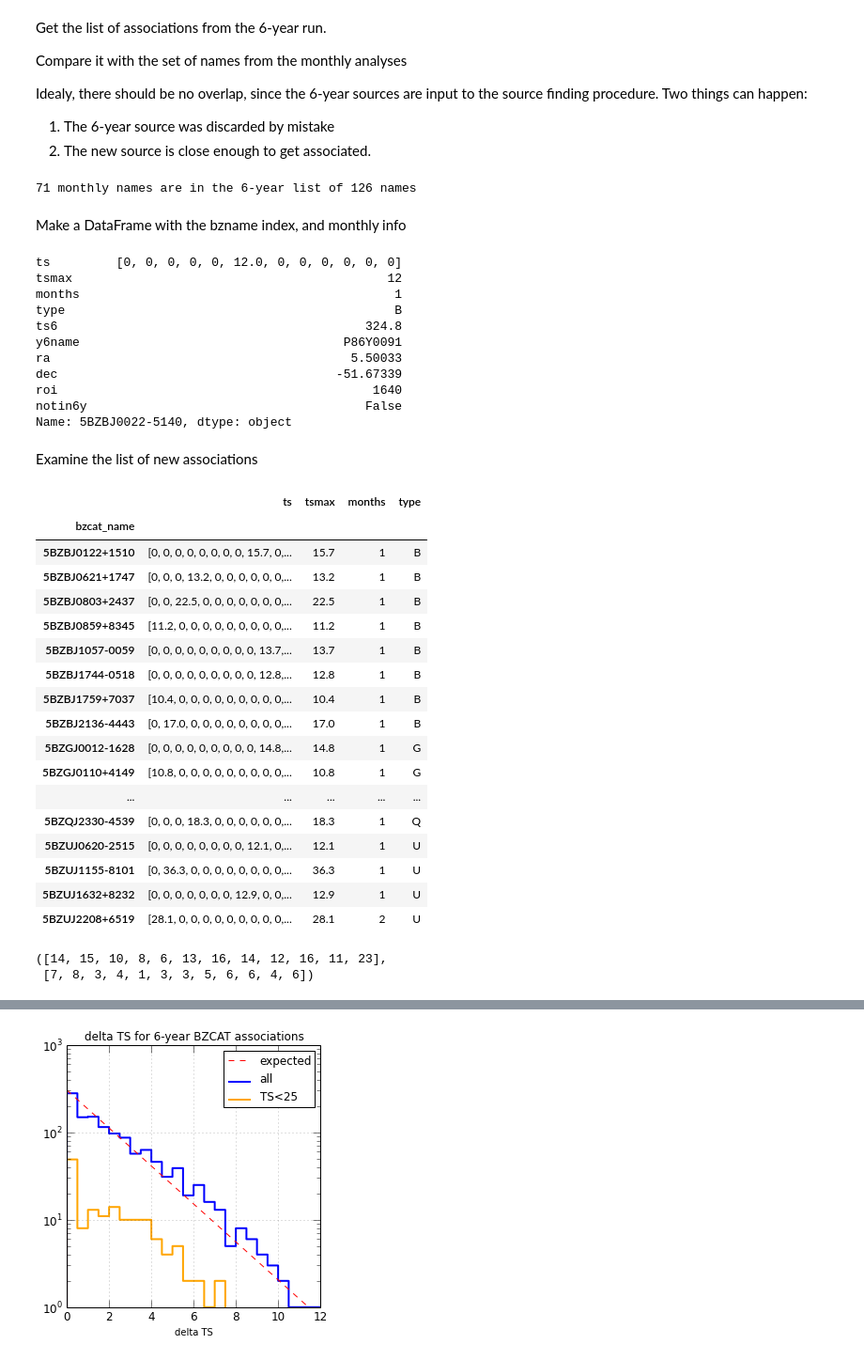
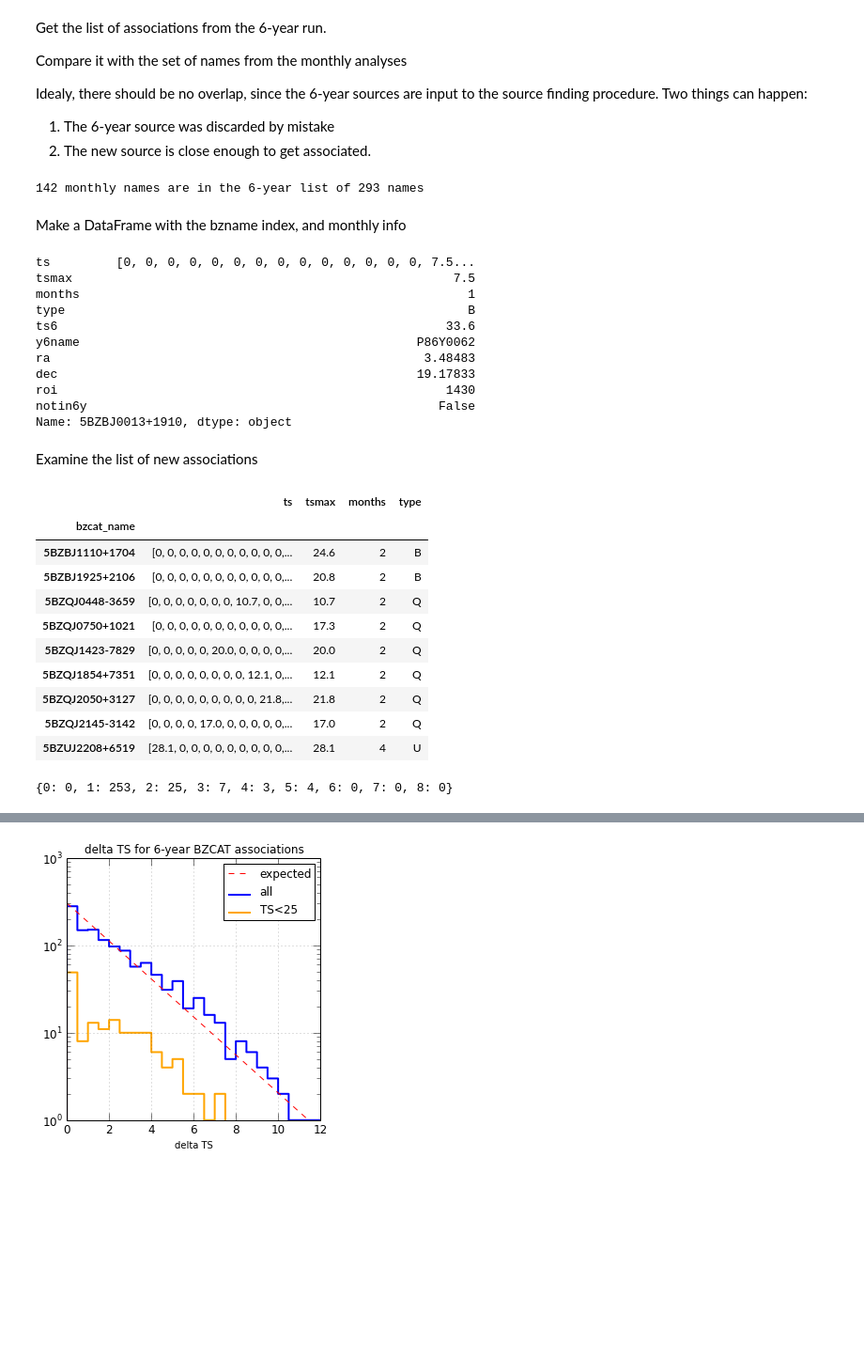
Before and after one commit to tburnett/Fermi-LAT, a Jupyter notebook: transients/BZCAT study.ipynb, the cells around one changed output, grey strips where cells are left out. Shown at 94% size. Saved outputs shown, nothing was run; the diff lists cells and outputs as text; code cells hidden in the pictures; blank space fills up the shorter version.

```diff
--- a/transients/BZCAT study.ipynb
+++ b/transients/BZCAT study.ipynb
@@ -12,8 +12,9 @@ found 12 months
 # %% [markdown]
 Compile all the monthly files, make a list of the unique names.
 # %%
-monthlist = [int(f[5:7]) for f in ff];
-bzm = [pd.read_csv(f, index_col=0) for f in ff]
+ffs = ff[:30] #restrict
+monthlist = [int(f[5:7]) for f in ffs];
+bzm = [pd.read_csv(f, index_col=0) for f in ffs]
 bznames=[]
 for bz in bzm:
     bznames.append(list(bz.index))
@@ -46,7 +47,7 @@ insix =set(bznames).intersection(bz6names)
 print '%d monthly names are in the 6-year list of %d names'\
     % (len(insix), len(bznames))
 # %% [output]
-71 monthly names are in the 6-year list of 126 names
+142 monthly names are in the 6-year list of 293 names
 # %% [markdown]
 Make a DataFrame with the bzname index, and monthly info
 # %%
@@ -72,44 +73,45 @@ df['roi'] = [-1 if np.isnan(ra) else Band(12).index(SkyDir(ra,dec)) for ra,dec i
 df['notin6y'] = [not isinstance(x, str) for x in df.y6name];
 df.ix[0]
 # %% [output]
-ts         [0, 0, 0, 0, 0, 12.0, 0, 0, 0, 0, 0, 0]
-tsmax                                           12
-months                                           1
-type                                             B
-ts6                                          324.8
-y6name                                    P86Y0091
-ra                                         5.50033
-dec                                      -51.67339
-roi                                           1640
-notin6y                                      False
-Name: 5BZBJ0022-5140, dtype: object
+ts         [0, 0, 0, 0, 0, 0, 0, 0, 0, 0, 0, 0, 0, 0, 7.5...
+tsmax                                                    7.5
+months                                                     1
+type                                                       B
+ts6                                                     33.6
+y6name                                              P86Y0062
+ra                                                   3.48483
+dec                                                 19.17833
+roi                                                     1430
+notin6y                                                False
+Name: 5BZBJ0013+1910, dtype: object
 # %% [markdown]
 Examine the list of new associations
 # %%
-df.ix[df.notin6y & (df.tsmax>10)]['ts tsmax months type'.split()]
+df.ix[df.notin6y & (df.tsmax>10) & (df.months>1)]['ts tsmax months type'.split()]
 # %% [output]
 |  | ts | tsmax | months | type |
 | bzcat_name |  |  |  |  |
-| 5BZBJ0122+1510 | [0, 0, 0, 0, 0, 0, 0, 0, 15.7, 0,... | 15.7 | 1 | B |
-| 5BZBJ0621+1747 | [0, 0, 0, 13.2, 0, 0, 0, 0, 0, 0,... | 13.2 | 1 | B |
-| 5BZBJ0803+2437 | [0, 0, 22.5, 0, 0, 0, 0, 0, 0, 0,... | 22.5 | 1 | B |
-| 5BZBJ0859+8345 | [11.2, 0, 0, 0, 0, 0, 0, 0, 0, 0,... | 11.2 | 1 | B |
-| 5BZBJ1057-0059 | [0, 0, 0, 0, 0, 0, 0, 0, 0, 13.7,... | 13.7 | 1 | B |
-| 5BZBJ1744-0518 | [0, 0, 0, 0, 0, 0, 0, 0, 0, 12.8,... | 12.8 | 1 | B |
-| 5BZBJ1759+7037 | [10.4, 0, 0, 0, 0, 0, 0, 0, 0, 0,... | 10.4 | 1 | B |
-| 5BZBJ2136-4443 | [0, 17.0, 0, 0, 0, 0, 0, 0, 0, 0,... | 17.0 | 1 | B |
-| 5BZGJ0012-1628 | [0, 0, 0, 0, 0, 0, 0, 0, 0, 14.8,... | 14.8 | 1 | G |
-| 5BZGJ0110+4149 | [10.8, 0, 0, 0, 0, 0, 0, 0, 0, 0,... | 10.8 | 1 | G |
-| ... | ... | ... | ... | ... |
-| 5BZQJ2330-4539 | [0, 0, 0, 18.3, 0, 0, 0, 0, 0, 0,... | 18.3 | 1 | Q |
-| 5BZUJ0620-2515 | [0, 0, 0, 0, 0, 0, 0, 0, 12.1, 0,... | 12.1 | 1 | U |
-| 5BZUJ1155-8101 | [0, 36.3, 0, 0, 0, 0, 0, 0, 0, 0,... | 36.3 | 1 | U |
-| 5BZUJ1632+8232 | [0, 0, 0, 0, 0, 0, 0, 12.9, 0, 0,... | 12.9 | 1 | U |
-| 5BZUJ2208+6519 | [28.1, 0, 0, 0, 0, 0, 0, 0, 0, 0,... | 28.1 | 2 | U |
+| 5BZBJ1110+1704 | [0, 0, 0, 0, 0, 0, 0, 0, 0, 0, 0,... | 24.6 | 2 | B |
+| 5BZBJ1925+2106 | [0, 0, 0, 0, 0, 0, 0, 0, 0, 0, 0,... | 20.8 | 2 | B |
+| 5BZQJ0448-3659 | [0, 0, 0, 0, 0, 0, 0, 10.7, 0, 0,... | 10.7 | 2 | Q |
+| 5BZQJ0750+1021 | [0, 0, 0, 0, 0, 0, 0, 0, 0, 0, 0,... | 17.3 | 2 | Q |
+| 5BZQJ1423-7829 | [0, 0, 0, 0, 0, 20.0, 0, 0, 0, 0,... | 20.0 | 2 | Q |
+| 5BZQJ1854+7351 | [0, 0, 0, 0, 0, 0, 0, 0, 12.1, 0,... | 12.1 | 2 | Q |
+| 5BZQJ2050+3127 | [0, 0, 0, 0, 0, 0, 0, 0, 0, 21.8,... | 21.8 | 2 | Q |
+| 5BZQJ2145-3142 | [0, 0, 0, 0, 17.0, 0, 0, 0, 0, 0,... | 17.0 | 2 | Q |
+| 5BZUJ2208+6519 | [28.1, 0, 0, 0, 0, 0, 0, 0, 0, 0,... | 28.1 | 4 | U |
+# %%
+h,b = np.histogram(df.months, range(10))
+dict(zip(b,h))
+# %% [output]
+{0: 0, 1: 253, 2: 25, 3: 7, 4: 3, 5: 4, 6: 0, 7: 0, 8: 0}
 # %%
 nm =[sum( [ts[m]>0 for ts in df.ts]) for m in range(len(monthlist))];
 ngood=[sum( [((ts[m]>0) & b) for ts,b in zip(df.ts,df.notin6y)]) for m in range(len(monthlist))];
-nm,ngood
+#nm,ngood
+fig,ax = plt.subplots(figsize=(8,4))
+ax.plot(monthlist,[len(bz) for bz in bzm],  'o', label='all BZCAT associations')
+ax.plot(monthlist, ngood, 'sr', label='new associations')
+plt.setp(ax, xlim=(0.5, monthlist[-1]+0.5), xlabel='month number', ylim=(0,None),ylabel='BZCAT sources found')
+ax.grid(True, alpha=0.5)
+ax.legend(loc='upper left')
-# %% [output]
-([14, 15, 10, 8, 6, 13, 16, 14, 12, 16, 11, 23],
- [7, 8, 3, 4, 1, 3, 3, 5, 6, 6, 4, 6])
```
Also changed, not shown: parts of 7 cells of this notebook, 4 other files.
